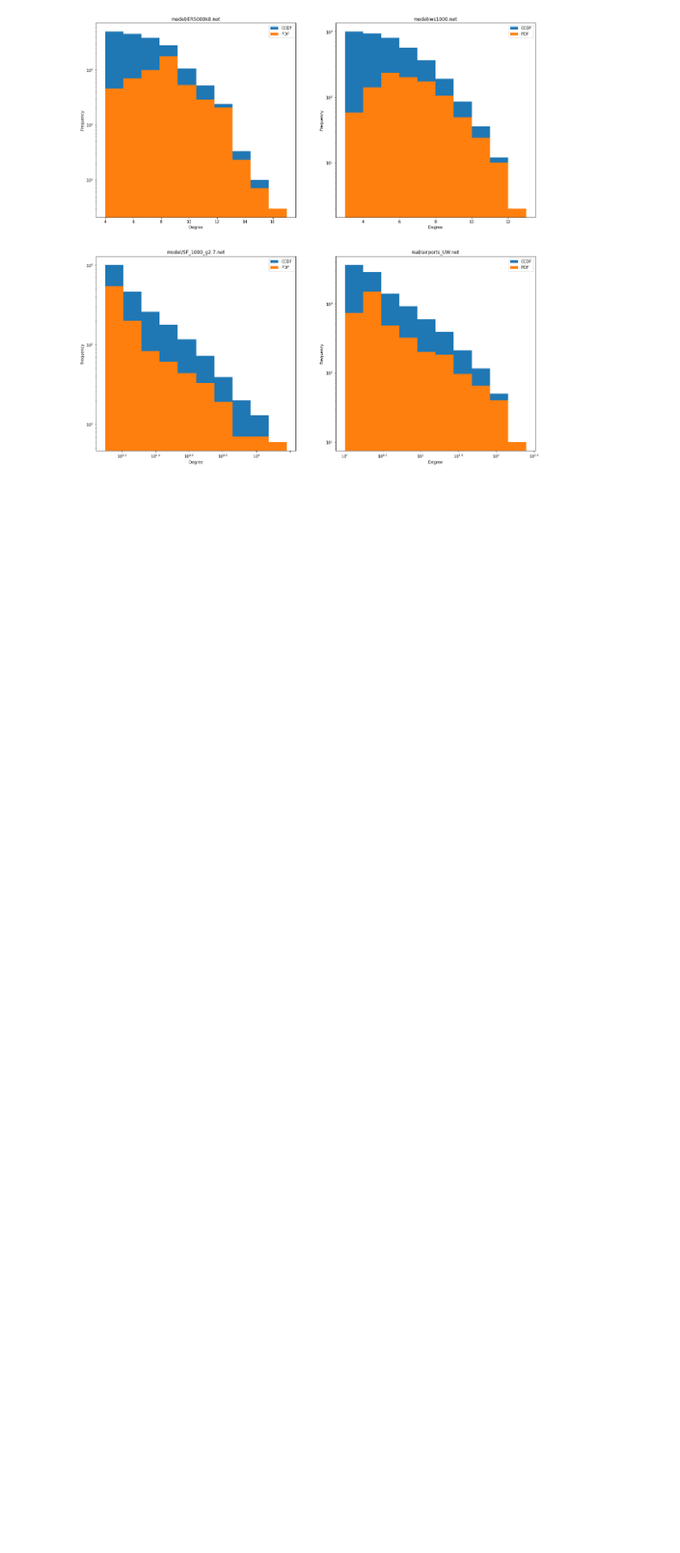
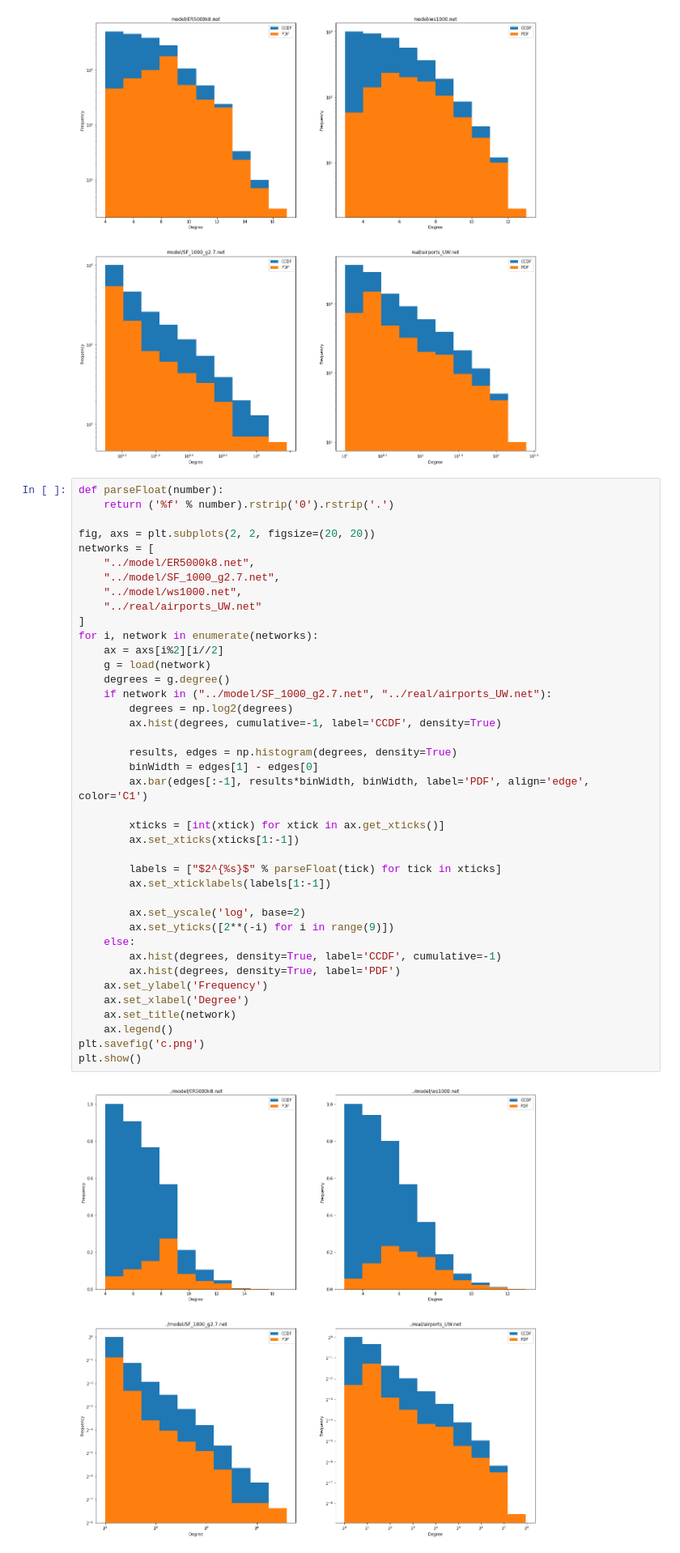
Before and after one commit to baton96/Complex-Networks, a Jupyter notebook: A1/A1.ipynb, the cells around one changed output. Shown at 81% size. Drawn from its saved outputs; the diff is of its cells as text; blank space fills up the shorter version.

Commit message:
Log plots fixed

```diff
--- a/A1/A1.ipynb
+++ b/A1/A1.ipynb
@@ -110,3 +110,45 @@ plt.show()
 plt.savefig('c.png')
 # %% [output]
 [figure]
+# %%
+def parseFloat(number):
+    return ('%f' % number).rstrip('0').rstrip('.')
+
+fig, axs = plt.subplots(2, 2, figsize=(20, 20))
+networks = [
+    "../model/ER5000k8.net",
+    "../model/SF_1000_g2.7.net",
+    "../model/ws1000.net",
+    "../real/airports_UW.net"
+]
+for i, network in enumerate(networks):
+    ax = axs[i%2][i//2]
+    g = load(network)
+    degrees = g.degree()
+    if network in ("../model/SF_1000_g2.7.net", "../real/airports_UW.net"):
+        degrees = np.log2(degrees)
+        ax.hist(degrees, cumulative=-1, label='CCDF', density=True)
+
+        results, edges = np.histogram(degrees, density=True)
+        binWidth = edges[1] - edges[0]
+        ax.bar(edges[:-1], results*binWidth, binWidth, label='PDF', align='edge', color='C1')
+
+        xticks = [int(xtick) for xtick in ax.get_xticks()]
+        ax.set_xticks(xticks[1:-1])
+
+        labels = ["$2^{%s}$" % parseFloat(tick) for tick in xticks]
+        ax.set_xticklabels(labels[1:-1])
+
+        ax.set_yscale('log', base=2)
+        ax.set_yticks([2**(-i) for i in range(9)])
+    else:
+        ax.hist(degrees, density=True, label='CCDF', cumulative=-1)
+        ax.hist(degrees, density=True, label='PDF')
+    ax.set_ylabel('Frequency')
+    ax.set_xlabel('Degree')
+    ax.set_title(network)
+    ax.legend()
+plt.savefig('c.png')
+plt.show()
+# %% [output]
+[figure, added]
```
Also changed, not shown: 1 other file.
